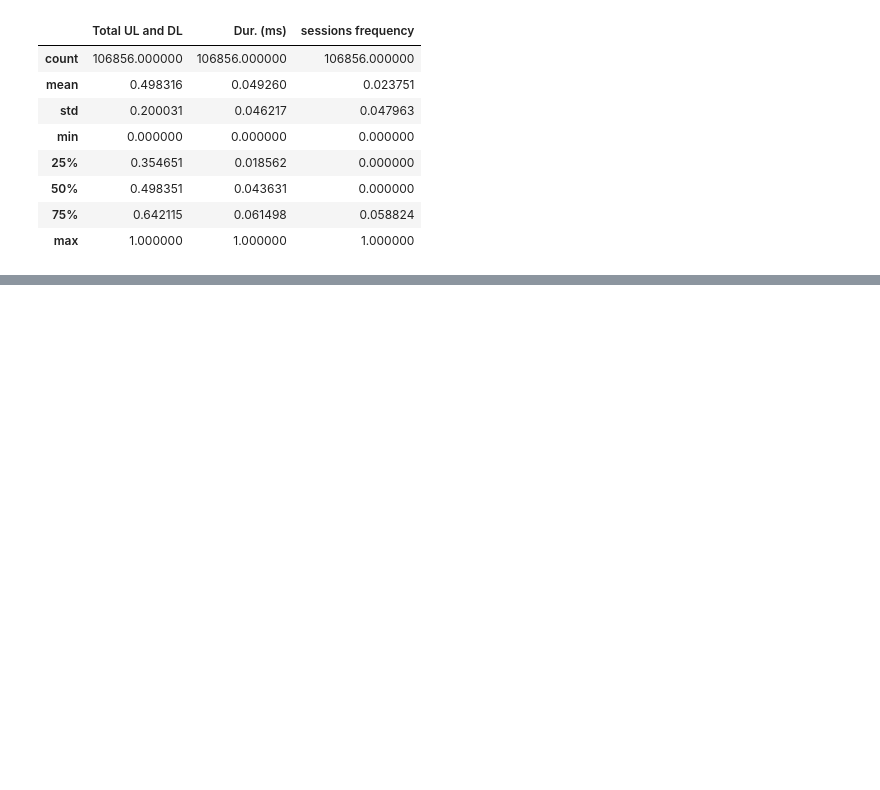
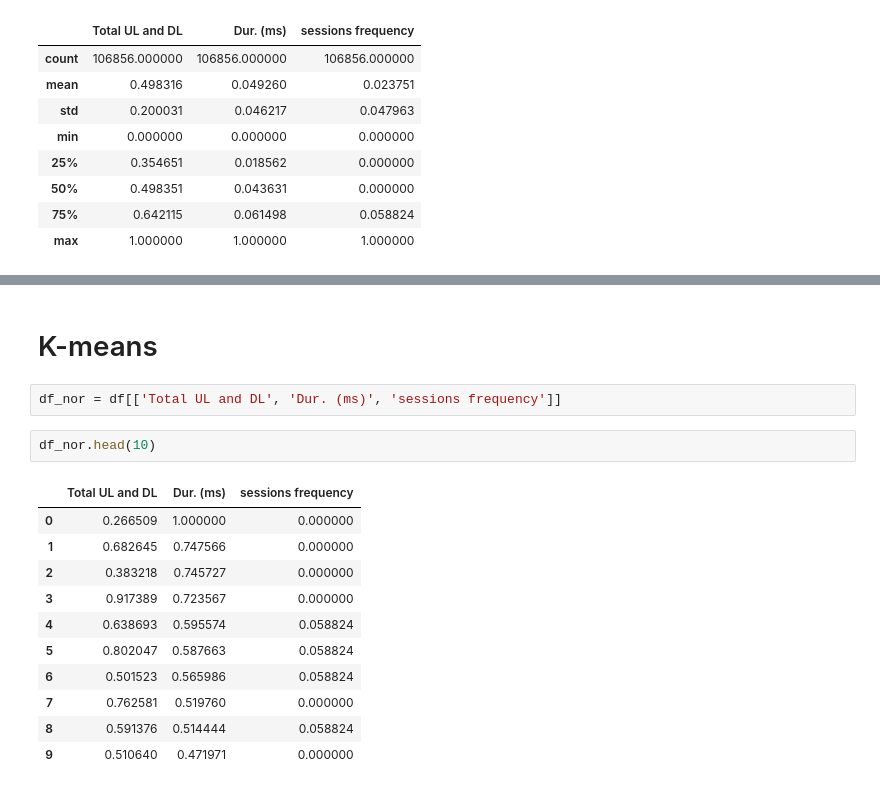
Before and after one commit to kebishaa/telecom-user-analytics, a Jupyter notebook: notebooks/user_engagementAnalysis.ipynb, the cells around one changed output, grey strips where cells are left out. Cells and saved outputs as stored; diff of their text form; blank space fills up the shorter version.

```diff
--- a/notebooks/user_engagementAnalysis.ipynb
+++ b/notebooks/user_engagementAnalysis.ipynb
@@ -177,0 +228,18 @@ df[['Total UL and DL', 'Dur. (ms)', 'sessions frequency']].describe()
+# %% [markdown]
+# K-means
+# %%
+df_nor = df[['Total UL and DL', 'Dur. (ms)', 'sessions frequency']]
+# %%
+df_nor.head(10)
+# %% [output]
+|  | Total UL and DL | Dur. (ms) | sessions frequency |
+| 0 | 0.266509 | 1.000000 | 0.000000 |
+| 1 | 0.682645 | 0.747566 | 0.000000 |
+| 2 | 0.383218 | 0.745727 | 0.000000 |
+| 3 | 0.917389 | 0.723567 | 0.000000 |
+| 4 | 0.638693 | 0.595574 | 0.058824 |
+| 5 | 0.802047 | 0.587663 | 0.058824 |
+| 6 | 0.501523 | 0.565986 | 0.058824 |
+| 7 | 0.762581 | 0.519760 | 0.000000 |
+| 8 | 0.591376 | 0.514444 | 0.058824 |
+| 9 | 0.510640 | 0.471971 | 0.000000 |
```
Also changed, not shown: parts of 11 cells of this notebook.
